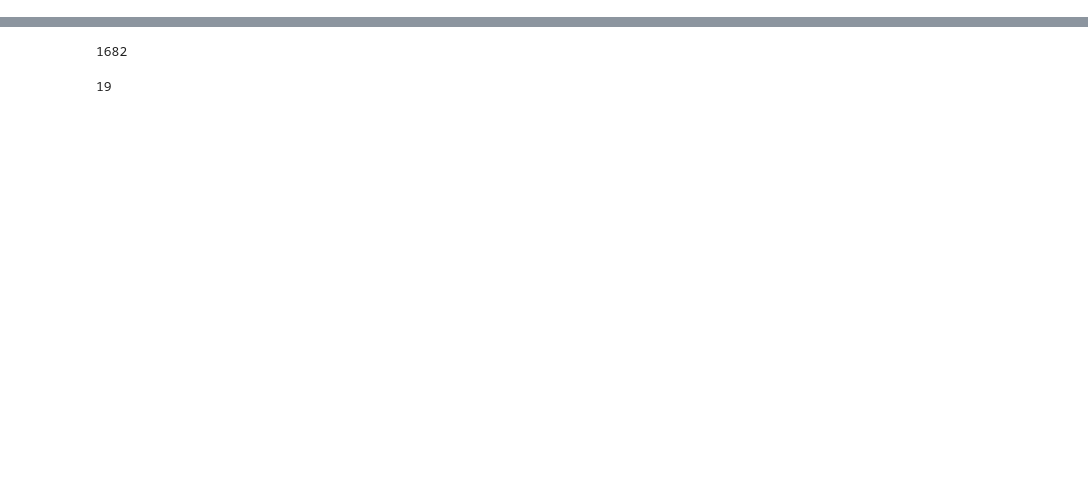
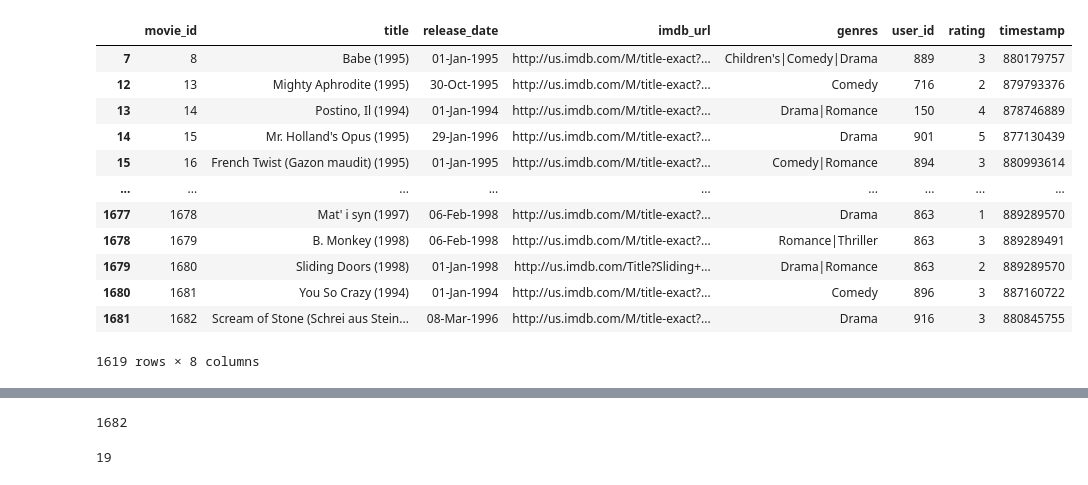
Before and after one commit to SweetyPatel3013/recommendation_system, a Jupyter notebook: HybridRecommender.ipynb, the cells around one changed output, grey strips where cells are left out. Saved outputs shown, nothing was run; the diff lists cells and outputs as text; code cells hidden in the pictures; blank space fills up the shorter version.

```diff
--- a/HybridRecommender.ipynb
+++ b/HybridRecommender.ipynb
@@ -41,0 +27,6 @@ u_genre.head()
+# %%
+movies_SA = pd.read_csv('data_files/movie_tweets_with_SA1.csv')
+movies_SA.drop(['Unnamed: 0','Title'], axis=1, inplace=True)
+movies_SA.rename(columns={"Movie Id": "movie_id"}, inplace=True)
+movies_SA = movies_SA.groupby('movie_id',as_index=False,sort=False).last()
+movies_SA
@@ -41,0 +47,17 @@ u_genre.head()
+# %%
+common = movie_data.merge(movies_SA, on=["movie_id"])
+Ncommon = movie_data[~movie_data.movie_id.isin(common.movie_id)]
+# %% [output]
+|  | movie_id | title | release_date | imdb_url | genres | user_id | rating | timestamp |
+| 7 | 8 | Babe (1995) | 01-Jan-1995 | http://us.imdb.com/M/title-exact?... | Children's|Comedy|Drama | 889 | 3 | 880179757 |
+| 12 | 13 | Mighty Aphrodite (1995) | 30-Oct-1995 | http://us.imdb.com/M/title-exact?... | Comedy | 716 | 2 | 879793376 |
+| 13 | 14 | Postino, Il (1994) | 01-Jan-1994 | http://us.imdb.com/M/title-exact?... | Drama|Romance | 150 | 4 | 878746889 |
+| 14 | 15 | Mr. Holland's Opus (1995) | 29-Jan-1996 | http://us.imdb.com/M/title-exact?... | Drama | 901 | 5 | 877130439 |
+| 15 | 16 | French Twist (Gazon maudit) (1995) | 01-Jan-1995 | http://us.imdb.com/M/title-exact?... | Comedy|Romance | 894 | 3 | 880993614 |
+| ... | ... | ... | ... | ... | ... | ... | ... | ... |
+| 1677 | 1678 | Mat' i syn (1997) | 06-Feb-1998 | http://us.imdb.com/M/title-exact?... | Drama | 863 | 1 | 889289570 |
+| 1678 | 1679 | B. Monkey (1998) | 06-Feb-1998 | http://us.imdb.com/M/title-exact?... | Romance|Thriller | 863 | 3 | 889289491 |
+| 1679 | 1680 | Sliding Doors (1998) | 01-Jan-1998 | http://us.imdb.com/Title?Sliding+... | Drama|Romance | 863 | 2 | 889289570 |
+| 1680 | 1681 | You So Crazy (1994) | 01-Jan-1994 | http://us.imdb.com/M/title-exact?... | Comedy | 896 | 3 | 887160722 |
+| 1681 | 1682 | Scream of Stone (Schrei aus Stein... | 08-Mar-1996 | http://us.imdb.com/M/title-exact?... | Drama | 916 | 3 | 880845755 |
+1619 rows × 8 columns
```
Also changed, not shown: parts of 15 cells of this notebook, 53 other files.
